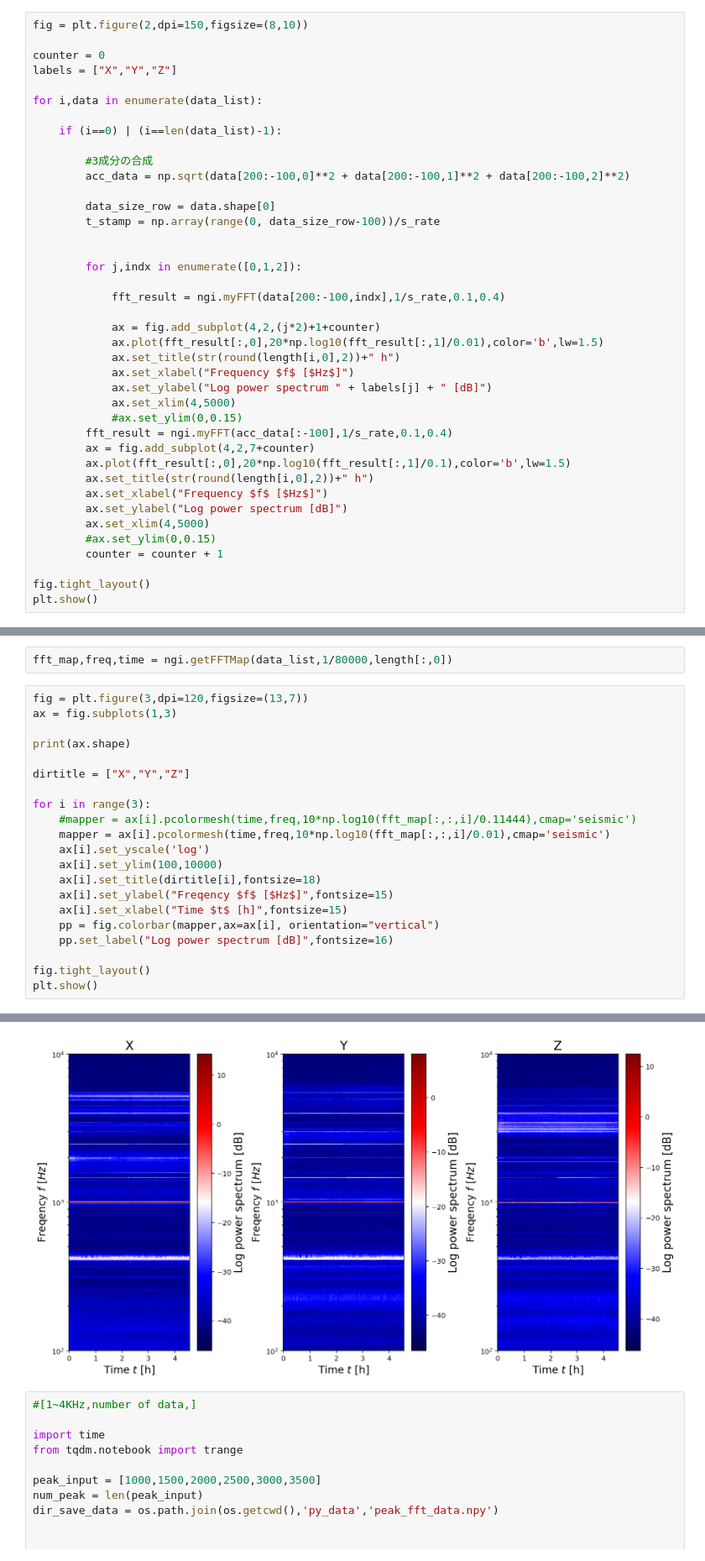
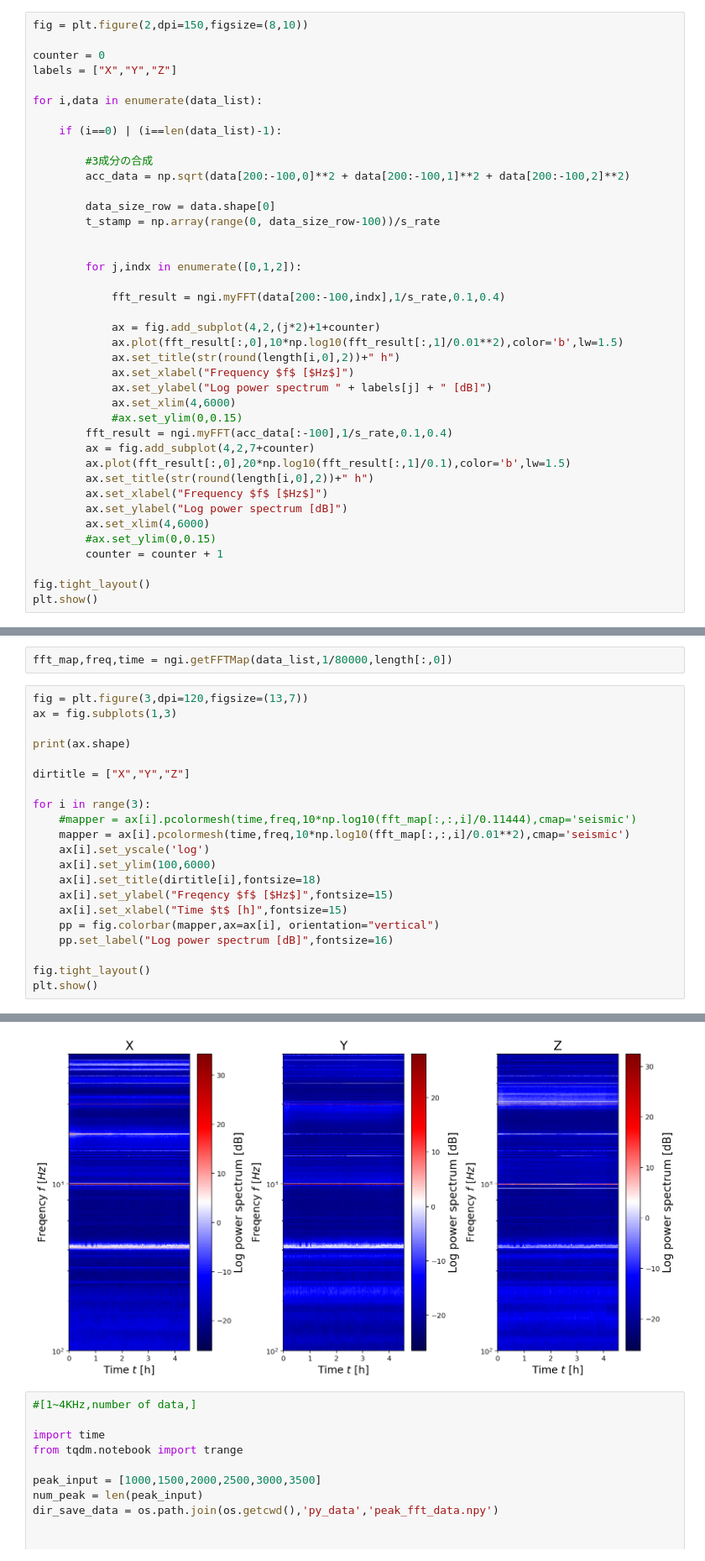
Before and after one commit to Naka-Yuhi/matome, a Jupyter notebook: acc.ipynb, the cells around one changed output, grey strips where cells are left out. Shown at 84% size. Drawn from its saved outputs; the diff is of its cells as text.

```diff
--- a/acc.ipynb
+++ b/acc.ipynb
@@ -90,11 +90,11 @@ for i,data in enumerate(data_list):
             fft_result = ngi.myFFT(data[200:-100,indx],1/s_rate,0.1,0.4)
 
             ax = fig.add_subplot(4,2,(j*2)+1+counter)
-            ax.plot(fft_result[:,0],20*np.log10(fft_result[:,1]/0.01),color='b',lw=1.5)
+            ax.plot(fft_result[:,0],10*np.log10(fft_result[:,1]/0.01**2),color='b',lw=1.5)
             ax.set_title(str(round(length[i,0],2))+" h")
             ax.set_xlabel("Frequency $f$ [$Hz$]")
             ax.set_ylabel("Log power spectrum " + labels[j] + " [dB]")
-            ax.set_xlim(4,5000)
+            ax.set_xlim(4,6000)
             #ax.set_ylim(0,0.15)
         fft_result = ngi.myFFT(acc_data[:-100],1/s_rate,0.1,0.4)
         ax = fig.add_subplot(4,2,7+counter)
@@ -102,7 +102,7 @@ for i,data in enumerate(data_list):
         ax.set_title(str(round(length[i,0],2))+" h")
         ax.set_xlabel("Frequency $f$ [$Hz$]")
         ax.set_ylabel("Log power spectrum [dB]")
-        ax.set_xlim(4,5000)
+        ax.set_xlim(4,6000)
         #ax.set_ylim(0,0.15)
         counter = counter + 1
 
@@ -119,27 +118,27 @@ fft_map,freq,time = ngi.getFFTMap(data_list,1/80000,length[:,0])
 # %%
 fig = plt.figure(3,dpi=120,figsize=(13,7))
 ax = fig.subplots(1,3)
 
 print(ax.shape)
 
 dirtitle = ["X","Y","Z"]
 
 for i in range(3):
     #mapper = ax[i].pcolormesh(time,freq,10*np.log10(fft_map[:,:,i]/0.11444),cmap='seismic')
-    mapper = ax[i].pcolormesh(time,freq,10*np.log10(fft_map[:,:,i]/0.01),cmap='seismic')
+    mapper = ax[i].pcolormesh(time,freq,10*np.log10(fft_map[:,:,i]/0.01**2),cmap='seismic')
     ax[i].set_yscale('log')
-    ax[i].set_ylim(100,10000)
+    ax[i].set_ylim(100,6000)
     ax[i].set_title(dirtitle[i],fontsize=18)
     ax[i].set_ylabel("Freqency $f$ [$Hz$]",fontsize=15)
     ax[i].set_xlabel("Time $t$ [h]",fontsize=15)
     pp = fig.colorbar(mapper,ax=ax[i], orientation="vertical")
     pp.set_label("Log power spectrum [dB]",fontsize=16)
 
 fig.tight_layout()
 plt.show()
 # %% [output]
 (3,)
-[figure, old version]
+[figure, new version]
 # %%
 #[1~4KHz,number of data,]
 
```
Also changed, not shown: parts of 7 cells of this notebook, 2 other files.
